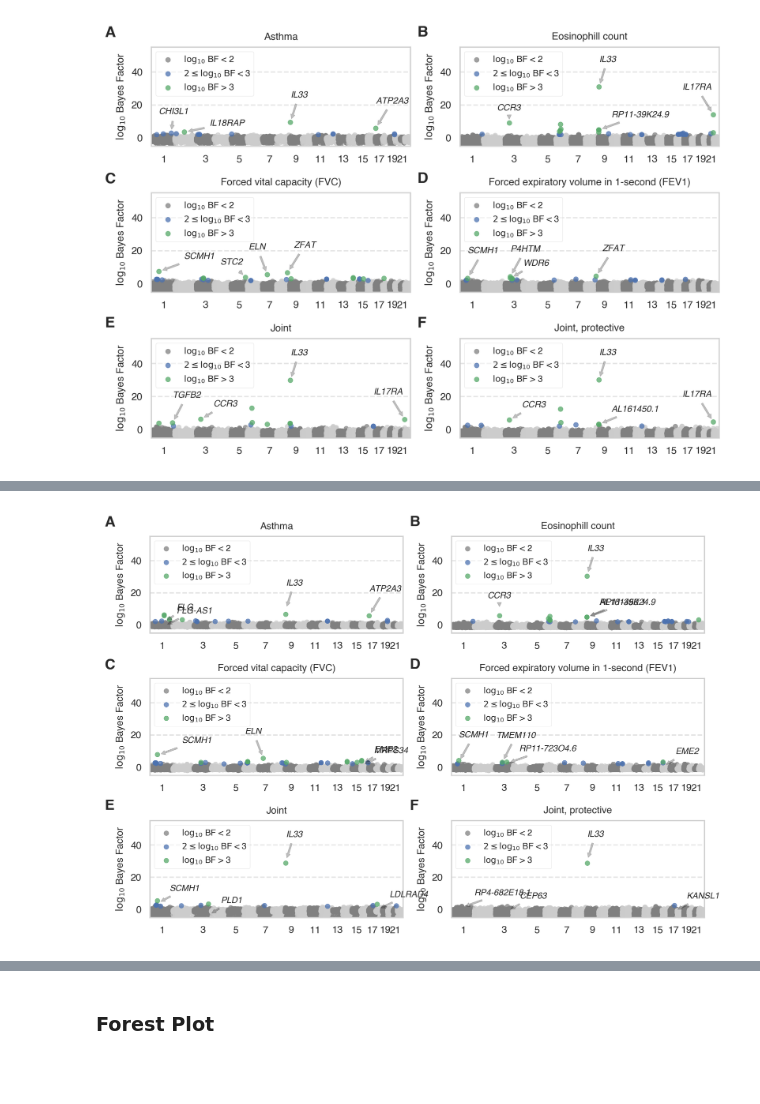
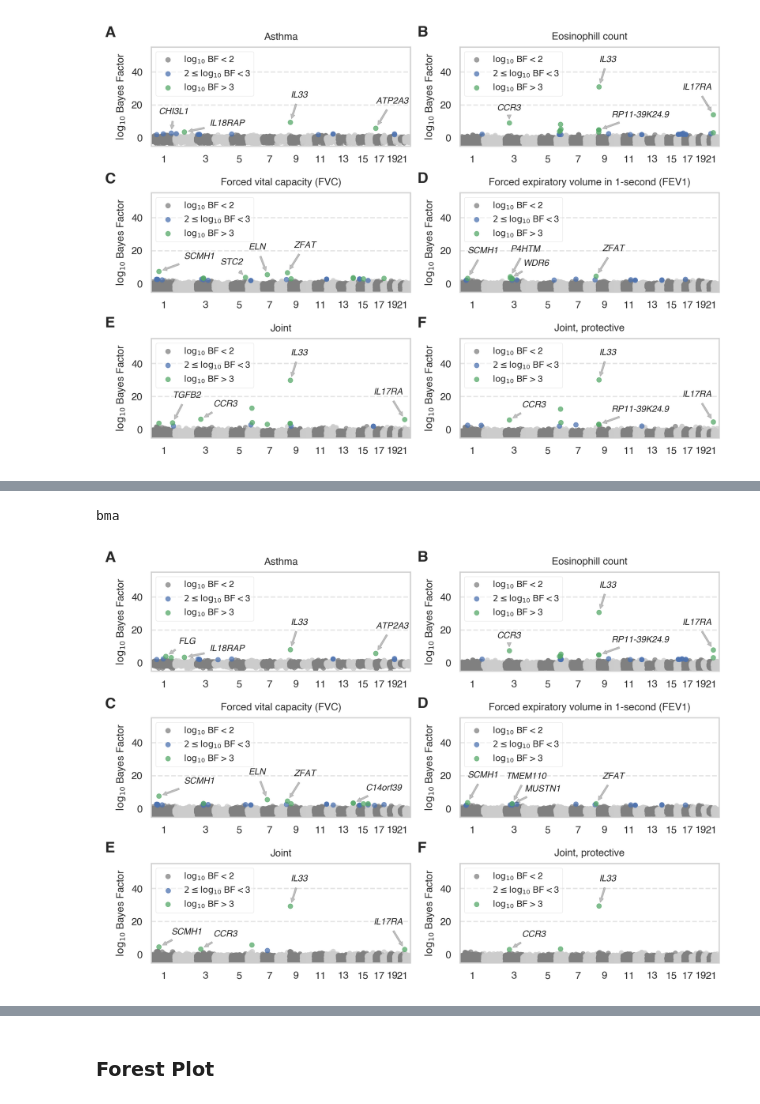
Before and after one commit to rivas-lab/mrp, a Jupyter notebook: figures/Manhattan and Forest Plots.ipynb, the cells around one changed output, grey strips where cells are left out. Saved outputs shown, nothing was run; the diff lists cells and outputs as text; code cells hidden in the pictures; blank space fills up the shorter version.

```diff
--- a/figures/Manhattan and Forest Plots.ipynb
+++ b/figures/Manhattan and Forest Plots.ipynb
@@ -82,5 +82,7 @@ def read_results(fn):
         res = res.drop('CTD-3064M3.3')
     if 'ZFAT-AS1' in res.index:
         res = res.drop('ZFAT-AS1')
+    if 'FLG-AS1' in res.index:
+        res = res.drop('FLG-AS1')
     return(res)
 # %%
@@ -183,6 +194,7 @@ def get_annotations(fn, col='l10bf', cutoff=0, omit_chr6=True):
     tdf = tdf[tdf[col] > cutoff]
     if omit_chr6:
         tdf = tdf[tdf.chrom != 6]
+    tdf = tdf[tdf[col] > 2]
     if tdf.shape[0] > 4:
         tdf = tdf.head(4)
     return(tdf.index)
@@ -433,5 +559,6 @@ plt.savefig('asthma_manhattan.pdf')
 # %%
-col = 'l10bf2'
+col = 'bma'
+print(col)
 annotations = dict()
 for fn in glob.glob('../results/asthma/*out'):
     annotations[fn] = get_annotations(fn, col=col)
@@ -453,7 +580,7 @@ fn = '../results/asthma/f4traits.asthma.chrpos.01_00001.out'
 ax,res = plot_manhattan(fn, ax, col=col)
 ax.set_ylim(-5, 55)
 offsets = {'IL33':(0, 20), 'ATP2A3':(0, 20), 'IL18RAP':(20, 5), 'CHI3L1':(-10, 15)}
-add_annotations(fn, ax, offsets)
+add_annotations(fn, ax, offsets, col=col)
 title = phenos.loc['HC382', 'phenotype'].replace('_', ' ')
 title = title[0].upper() + title[1:]
 ax.set_title(title, fontsize=8)
@@ -465,7 +592,7 @@ fn = '../results/asthma/f4traits.eosinophil.chrpos.01_00001.out'
 ax,res = plot_manhattan(fn, ax, col=col)
 ax.set_ylim(-5, 55)
 offsets = {'IL33':(0, 20), 'CCR3':(-10, 10), 'IL17RA':(-25, 20), 'CTD-3064M3.3':(0, 20)}
-add_annotations(fn, ax, offsets)
+add_annotations(fn, ax, offsets, col=col)
 title = phenos.loc['INI30150', 'phenotype'].replace('_', ' ')
 title = title[0].upper() + title[1:]
 ax.set_title(title, fontsize=8)
@@ -477,7 +604,7 @@ fn = '../results/asthma/f4traits.fvc.chrpos.01_00001.out'
 ax,res = plot_manhattan(fn, ax, col=col)
 ax.set_ylim(-5, 55)
 offsets = {'ZFAT':(5, 20), 'SCMH1':(20, 10), 'STC2':(-20, 10), 'ELN':(-15, 20)}
-add_annotations(fn, ax, offsets)
+add_annotations(fn, ax, offsets, col=col)
 title = phenos.loc['INI3062', 'phenotype'].replace('_', ' ')
 title = title[0].upper() + title[1:]
 ax.set_title(title, fontsize=8)
@@ -490,7 +617,7 @@ ax,res = plot_manhattan(fn, ax, col=col)
 ax.set_ylim(-5, 55)
 offsets = {'ZFAT':(5, 20), 'P4HTM':(-10, 10), 'ZFAT-AS1':(20, 10), 'TMEM110':(-5, 20),
            'SCMH1':(0, 20), 'WDR6':(10, 10), 'P4HTM':(0, 20)}
-add_annotations(fn, ax, offsets)
+add_annotations(fn, ax, offsets, col=col)
 title = phenos.loc['INI3063', 'phenotype'].replace('_', ' ')
 title = title[0].upper() + title[1:]
 ax.set_title(title, fontsize=8)
@@ -506,36 +633,37 @@ ax.set_ylim(-5, 55)
 #     a.set_ylim(ymin, ymax)
 offsets = {'IL33':(0, 20), 'ZFAT':(-50, 5), 'CSF2RB':(-30, 25), 'GPR20':(30, 5),
            'TGFB2':(0, 20), 'IL17RA':(-25, 20)}
-add_annotations(fn, ax, offsets)
+add_annotations(fn, ax, offsets, col=col)
 ax.set_title('Joint', fontsize=8)
 
 # F
 ax = fig.add_subplot(gs[2, 1])
 fn = '../results/asthma/f4traits.prot.asthma.chrpos.01_00001.out'
 ax,res = plot_manhattan(fn, ax, col=col)
 ax.set_ylim(-5, 55)
 # ymin,ymax = ax.get_ylim()
 # for a in axs:
 #     a.set_ylim(ymin, ymax)
 offsets = {'IL33':(0, 20), 'ZFAT':(-50, 5), 'CSF2RB':(-30, 25), 'GPR20':(30, 5),
            'IL17RA':(-25, 20)}
-add_annotations(fn, ax, offsets)
+add_annotations(fn, ax, offsets, col=col)
 ax.set_title('Joint, protective', fontsize=8)
 
 t = fig.text(0.005, 0.96, 'A', weight='bold',
              size=12)
 t = fig.text(0.5, 0.96, 'B', weight='bold',
              size=12)
 t = fig.text(0.005, 0.635, 'C', weight='bold',
              size=12)
 t = fig.text(0.5, 0.635, 'D', weight='bold',
              size=12)
 t = fig.text(0.005, 0.315, 'E', weight='bold',
              size=12)
 t = fig.text(0.5, 0.315, 'F', weight='bold',
              size=12)
 
 gs.tight_layout(fig, rect=[0, 0, 1, 1])
 plt.savefig('asthma_manhattan_{}.pdf'.format(col))
 # %% [output]
+bma
-[figure, old version]
+[figure, new version]
```
Also changed, not shown: parts of 14 cells of this notebook, 12 other files.
